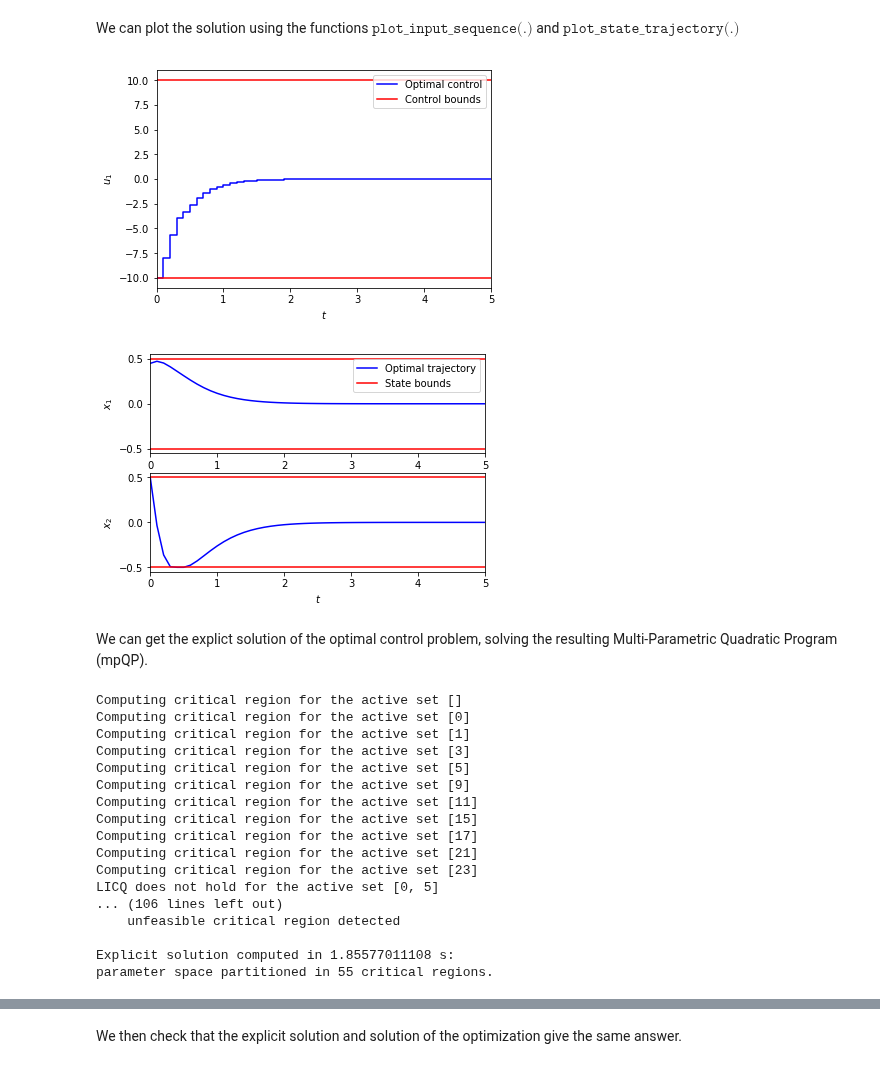
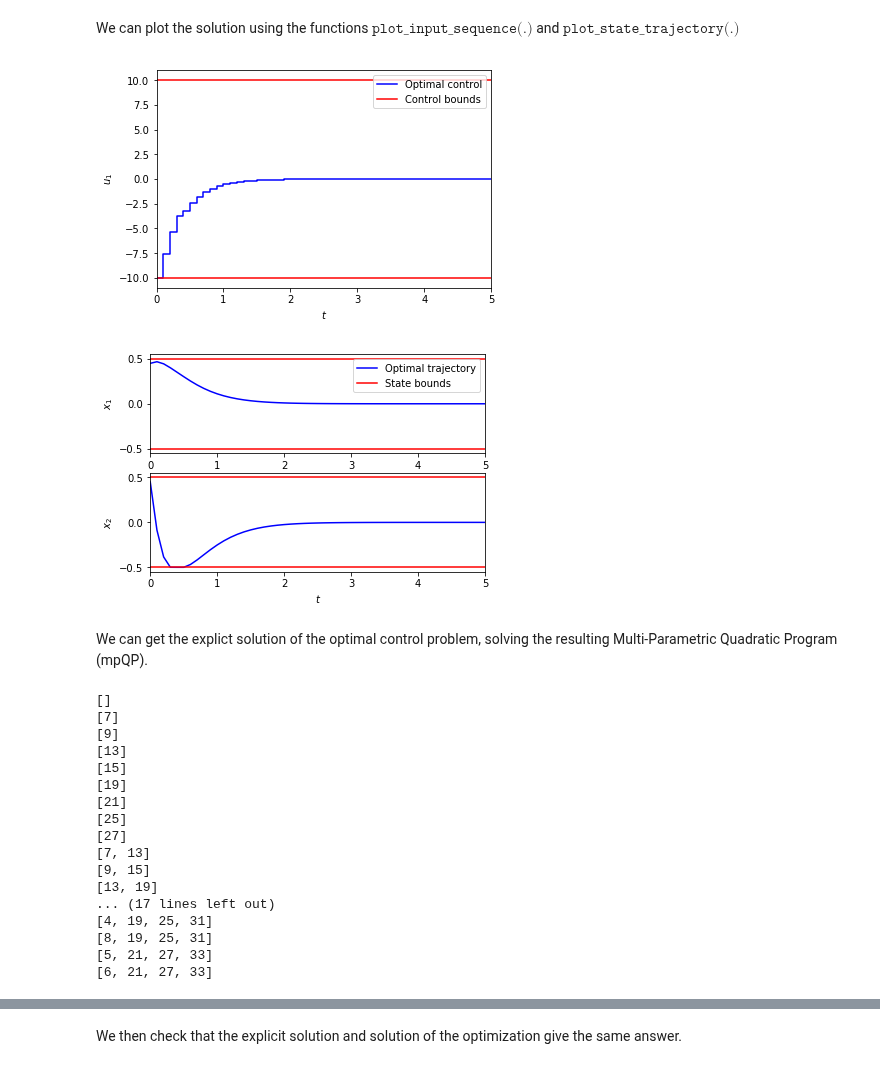
Before and after one commit to TobiaMarcucci/pympc, a Jupyter notebook: examples/inverted_pendulum.ipynb, the cells around one changed output, grey strips where cells are left out. Drawn from its saved outputs; the diff is of its cells as text; code cells hidden in the pictures.

Commit message:
Untested first try with control.py

```diff
--- a/examples/inverted_pendulum.ipynb
+++ b/examples/inverted_pendulum.ipynb
@@ -74,9 +77,8 @@ The admissible sets $\mathcal U$ and $\mathcal X$ have to be polytopes. These ca
 # %%
 u_max = np.array([[10.]])
 u_min = -u_max
-U = Polytope.from_bounds(u_min, u_max)
-U.assemble()
+U = Polyhedron.from_bounds(u_min, u_max)
 x_max = np.array([[.5], [.5]])
 x_min = -x_max
-X = Polytope.from_bounds(x_min, x_max)
-X.assemble()
+X = Polyhedron.from_bounds(x_min, x_max)
+D = X.cartesian_product_with(U)
@@ -96,47 +89,49 @@ Removing redundant facets ... minimal facets are 10.
+# %%
+X_N = S.mcais(K, D)[0]
 # %% [markdown]
 Now we have all the ingredients to build the MPC controller.
 # %%
-controller = ModelPredictiveController(sys, N, objective_norm, Q, R, P, X, U, X_N)
+controller = ModelPredictiveController(S, N, Q, R, P, D, X_N)
 # %% [markdown]
 We then simulate the closed loop system for $N_{sim}$ steps starting from the initial condition $x_0$.
 # %%
 N_sim = 50
-x_0 = np.array([[.45],[.5]])
+x0 = np.array([[.45],[.45]])
 u = []
 x = []
-x.append(x_0)
-for k in range(N_sim):
-    u.append(controller.feedback(x[k]))
-    x.append(sys.A.dot(x[k]) + sys.B.dot(u[k]))
+x.append(x0)
+for t in range(N_sim):
+    u.append(controller.feedback(x[t]))
+    x.append(S.A.dot(x[t]) + S.B.dot(u[t]))
 # %% [markdown]
 We can plot the solution using the functions $\texttt{plot_input_sequence(.)}$ and $\texttt{plot_state_trajectory(.)}$
 # %%
-mpc_plt.input_sequence(u, t_s, (u_min, u_max))
+input_sequence(u, h, (u_min, u_max))
 plt.show()
-mpc_plt.state_trajectory(x, t_s, (x_min, x_max))
+state_trajectory(x, h, (x_min, x_max))
 plt.show()
 # %% [output]
-[figure, old version]
+[figure, new version]
 [figure]
 # %% [markdown]
 We can get the explict solution of the optimal control problem, solving the resulting Multi-Parametric Quadratic Program (mpQP).
 # %%
-controller.get_explicit_solution()
+controller.store_explicit_solution()
 # %% [output]
-Computing critical region for the active set []
-Computing critical region for the active set [0]
-Computing critical region for the active set [1]
-Computing critical region for the active set [3]
-Computing critical region for the active set [5]
-Computing critical region for the active set [9]
-Computing critical region for the active set [11]
-Computing critical region for the active set [15]
-Computing critical region for the active set [17]
-Computing critical region for the active set [21]
-Computing critical region for the active set [23]
-LICQ does not hold for the active set [0, 5]
-... (106 lines left out)
-    unfeasible critical region detected
-
-Explicit solution computed in 1.85577011108 s:
-parameter space partitioned in 55 critical regions.
+[]
+[7]
+[9]
+[13]
+[15]
+[19]
+[21]
+[25]
+[27]
+[7, 13]
+[9, 15]
+[13, 19]
+... (17 lines left out)
+[4, 19, 25, 31]
+[8, 19, 25, 31]
+[5, 21, 27, 33]
+[6, 21, 27, 33]
```
Also changed, not shown: parts of 14 cells of this notebook, 8 other files.
